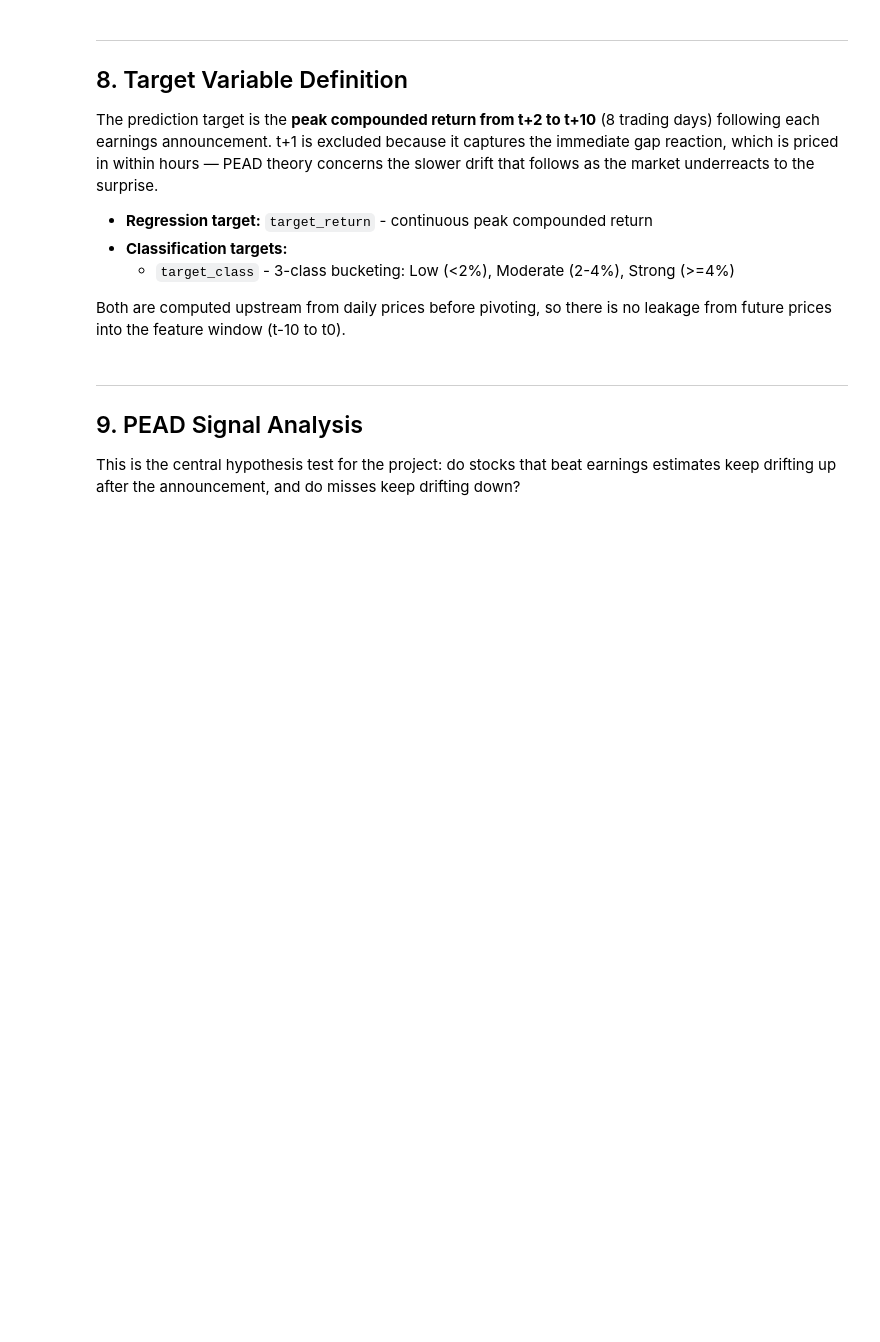
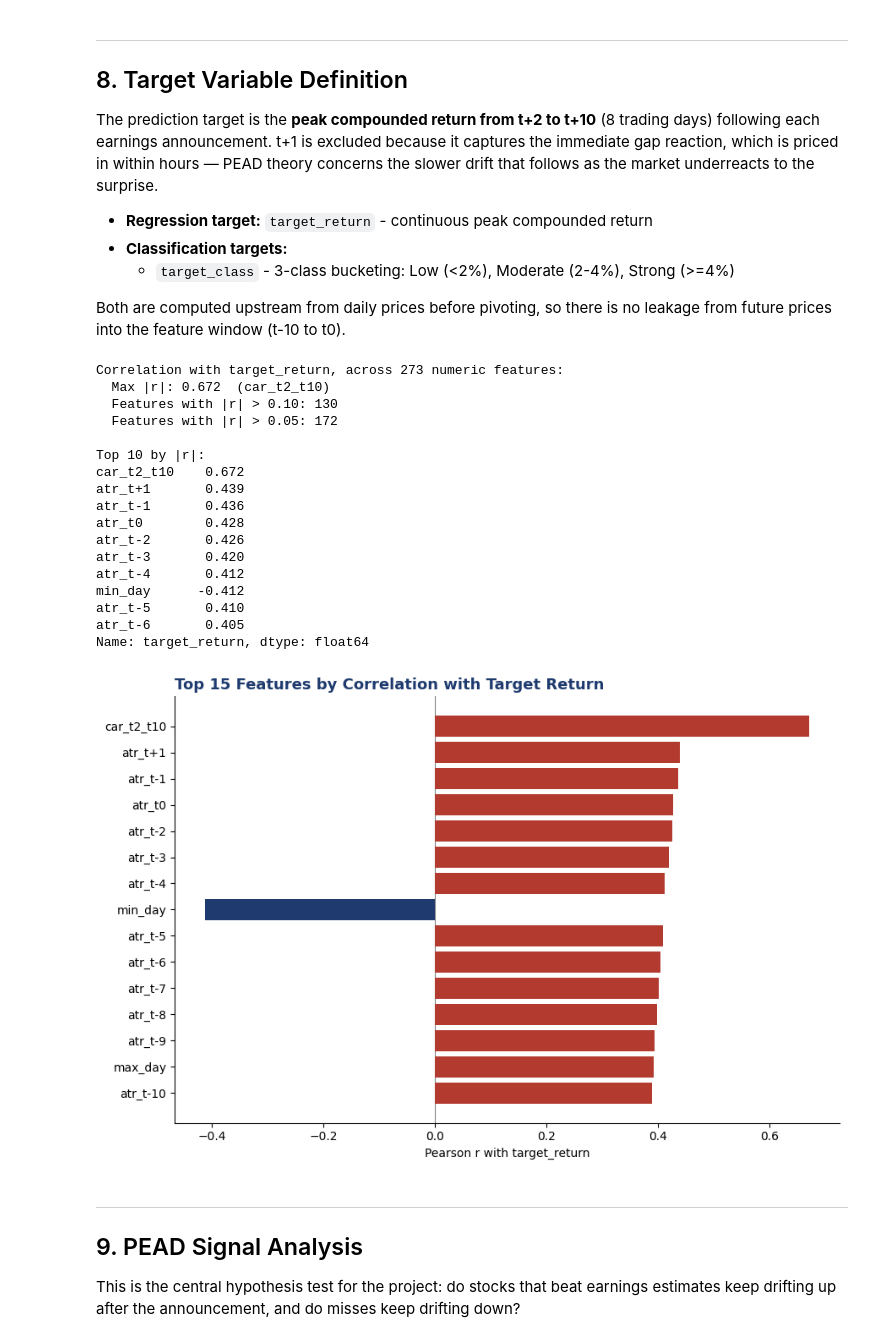
Before and after one commit to Richard-X46/Post-Earnings-Forecast, a Jupyter notebook: src/notebooks/EDA_final.ipynb, the cells around one changed output. Drawn from its saved outputs; the diff is of its cells as text; code cells hidden in the pictures; blank space fills up the shorter version.

```diff
--- a/src/notebooks/EDA_final.ipynb
+++ b/src/notebooks/EDA_final.ipynb
@@ -605,6 +621,51 @@ within hours — PEAD theory concerns the slower drift that follows as the marke
 
 Both are computed upstream from daily prices before pivoting, so there is no leakage from future prices into
 the feature window (t-10 to t0).
+# %%
+exclude_base = ["symbol", "earnings_date", "target_return", "target_direction", "target_class",
+                 "beat", "year", "month", "sector"]
+feat_cols = [c for c in df_model.columns if c not in exclude_base]
+
+pdf = df_model.select(feat_cols + ["target_return"]).to_pandas().select_dtypes(include=[np.number]).dropna()
+target_corr = pdf.corr()["target_return"].drop("target_return").sort_values(key=abs, ascending=False)
+
+print(f"Correlation with target_return, across {len(target_corr)} numeric features:")
+print(f"  Max |r|: {target_corr.abs().max():.3f}  ({target_corr.abs().idxmax()})")
+print(f"  Features with |r| > 0.10: {(target_corr.abs() > 0.10).sum()}")
+print(f"  Features with |r| > 0.05: {(target_corr.abs() > 0.05).sum()}")
+
+print("\nTop 10 by |r|:")
+print(target_corr.head(10).round(3))
+
+fig, ax = plt.subplots(figsize=(9, 6))
+top15 = target_corr.head(15)
+colors = [RED if v > 0 else NAVY for v in top15]
+ax.barh(top15.index[::-1], top15.values[::-1], color=colors[::-1], zorder=3)
+ax.axvline(x=0, color="gray", linewidth=0.8)
+ax.set_xlabel("Pearson r with target_return")
+ax.set_title("Top 15 Features by Correlation with Target Return", fontsize=13, fontweight="bold", color=NAVY, loc="left")
+sns.despine()
+plt.tight_layout()
+plt.show()
+# %% [output]
+Correlation with target_return, across 273 numeric features:
+  Max |r|: 0.672  (car_t2_t10)
+  Features with |r| > 0.10: 130
+  Features with |r| > 0.05: 172
+
+Top 10 by |r|:
+car_t2_t10    0.672
+atr_t+1       0.439
+atr_t-1       0.436
+atr_t0        0.428
+atr_t-2       0.426
+atr_t-3       0.420
+atr_t-4       0.412
+min_day      -0.412
+atr_t-5       0.410
+atr_t-6       0.405
+Name: target_return, dtype: float64
+[figure, added]
 # %% [markdown]
 ---
 ## 9. PEAD Signal Analysis
```
Also changed, not shown: parts of 41 cells of this notebook.
